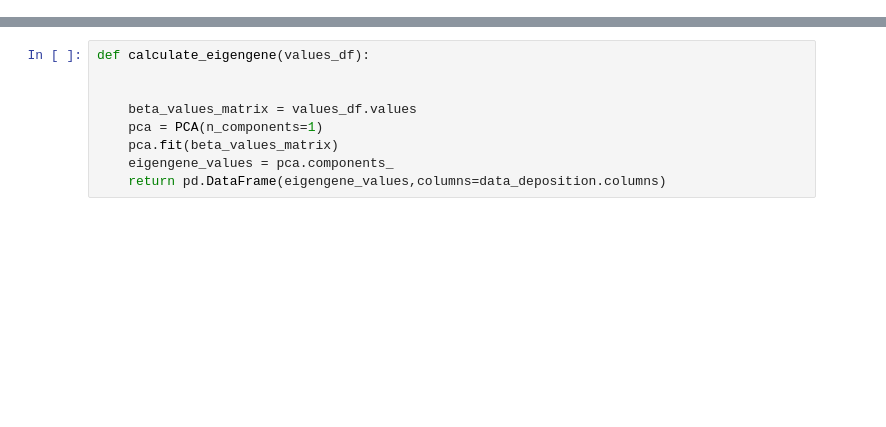
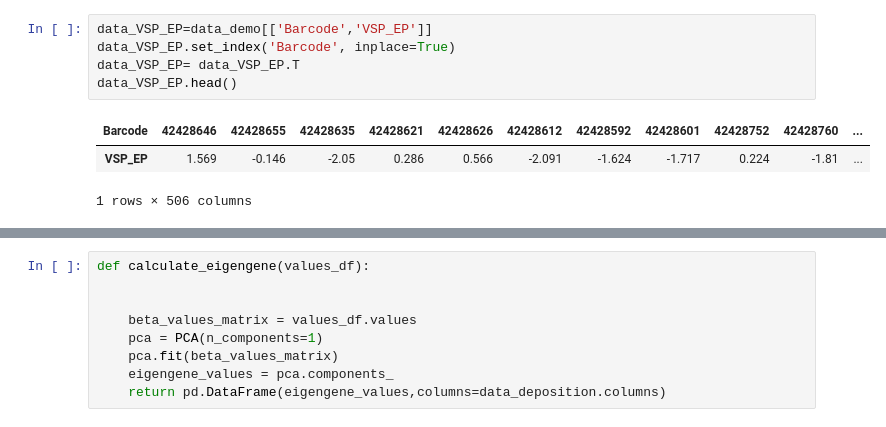
Before and after one commit to FatemehFN/Kbase, a Jupyter notebook: eigengene_correlation.ipynb, the cells around one changed output, grey strips where cells are left out. Drawn from its saved outputs; the diff is of its cells as text; blank space fills up the shorter version.

```diff
--- a/eigengene_correlation.ipynb
+++ b/eigengene_correlation.ipynb
@@ -28 +40,10 @@ data_GlCtx_CL_log.head()
+# %%
+data_VSP_EP=data_demo[['Barcode','VSP_EP']]
+data_VSP_EP.set_index('Barcode', inplace=True)
+data_VSP_EP= data_VSP_EP.T
+data_VSP_EP.head()
+# %% [output]
+| Barcode | 42428646 | 42428655 | 42428635 | 42428621 | 42428626 | 42428612 | 42428592 | 42428601 | 42428752 | 42428760 | ... |
+| VSP_EP | 1.569 | -0.146 | -2.05 | 0.286 | 0.566 | -2.091 | -1.624 | -1.717 | 0.224 | -1.81 | ... |
+1 rows × 506 columns
 # %%
```
Also changed, not shown: parts of 9 cells of this notebook.
